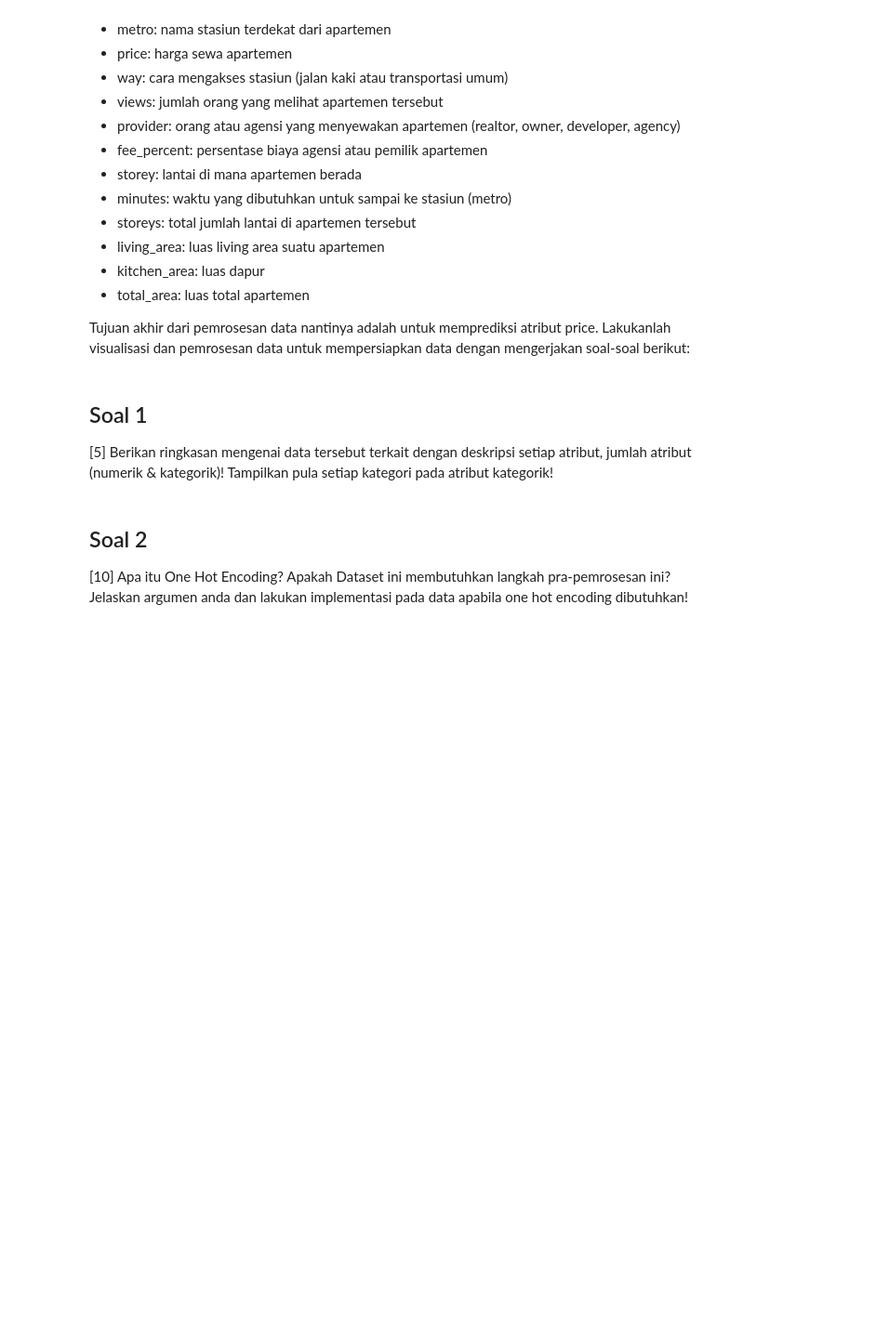
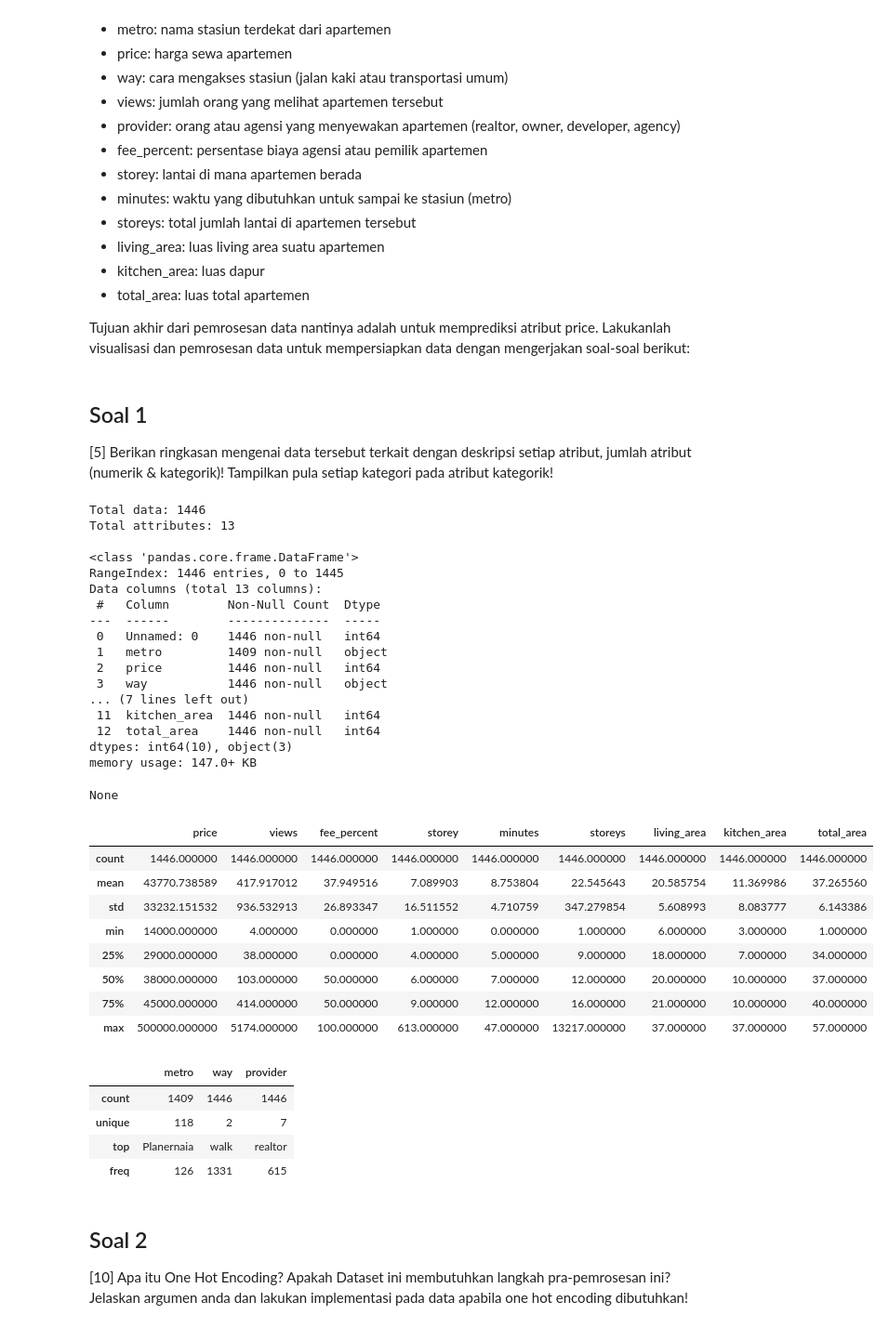
Before and after one commit to faisaladisoe/kasdd-tugas, a Jupyter notebook: Tugas 1/Tugas 1.ipynb, the cells around one changed output. Shown at 93% size. Cells and saved outputs as stored; diff of their text form; code cells hidden in the pictures; blank space fills up the shorter version.

```diff
--- a/Tugas 1/Tugas 1.ipynb
+++ b/Tugas 1/Tugas 1.ipynb
@@ -79,6 +85,57 @@ Tujuan akhir dari pemrosesan data nantinya adalah untuk memprediksi atribut pric
 # %% [markdown]
 ## Soal 1
 [5] Berikan ringkasan mengenai data tersebut terkait dengan deskripsi setiap atribut, jumlah atribut (numerik & kategorik)! Tampilkan pula setiap kategori pada atribut kategorik!
+# %%
+df = pd.read_csv('move-rev.csv')
+
+# Total data and total attributes (numeric & categoric)
+total_rows, total_attributes = df.shape
+print("Total data:", total_rows)
+print("Total attributes:", total_attributes)
+print()
+
+# Info about attributes
+display(df.info())
+print()
+
+# Statistics of each attributes
+numericData = df.drop(columns = df.columns[0]).describe() #decide to drop the id
+categoricData = df.describe(include = object)
+display(numericData)
+display(categoricData)
+# %% [output]
+Total data: 1446
+Total attributes: 13
+
+<class 'pandas.core.frame.DataFrame'>
+RangeIndex: 1446 entries, 0 to 1445
+Data columns (total 13 columns):
+ #   Column        Non-Null Count  Dtype
+---  ------        --------------  -----
+ 0   Unnamed: 0    1446 non-null   int64
+ 1   metro         1409 non-null   object
+ 2   price         1446 non-null   int64
+ 3   way           1446 non-null   object
+... (7 lines left out)
+ 11  kitchen_area  1446 non-null   int64
+ 12  total_area    1446 non-null   int64
+dtypes: int64(10), object(3)
+memory usage: 147.0+ KB
+None
+|  | price | views | fee_percent | storey | minutes | storeys | living_area | kitchen_area | total_area |
+| count | 1446.000000 | 1446.000000 | 1446.000000 | 1446.000000 | 1446.000000 | 1446.000000 | 1446.000000 | 1446.000000 | 1446.000000 |
+| mean | 43770.738589 | 417.917012 | 37.949516 | 7.089903 | 8.753804 | 22.545643 | 20.585754 | 11.369986 | 37.265560 |
+| std | 33232.151532 | 936.532913 | 26.893347 | 16.511552 | 4.710759 | 347.279854 | 5.608993 | 8.083777 | 6.143386 |
+| min | 14000.000000 | 4.000000 | 0.000000 | 1.000000 | 0.000000 | 1.000000 | 6.000000 | 3.000000 | 1.000000 |
+| 25% | 29000.000000 | 38.000000 | 0.000000 | 4.000000 | 5.000000 | 9.000000 | 18.000000 | 7.000000 | 34.000000 |
+| 50% | 38000.000000 | 103.000000 | 50.000000 | 6.000000 | 7.000000 | 12.000000 | 20.000000 | 10.000000 | 37.000000 |
+| 75% | 45000.000000 | 414.000000 | 50.000000 | 9.000000 | 12.000000 | 16.000000 | 21.000000 | 10.000000 | 40.000000 |
+| max | 500000.000000 | 5174.000000 | 100.000000 | 613.000000 | 47.000000 | 13217.000000 | 37.000000 | 37.000000 | 57.000000 |
+|  | metro | way | provider |
+| count | 1409 | 1446 | 1446 |
+| unique | 118 | 2 | 7 |
+| top | Planernaia | walk | realtor |
+| freq | 126 | 1331 | 615 |
 # %% [markdown]
 ## Soal 2
 [10] Apa itu One Hot Encoding? Apakah Dataset ini membutuhkan langkah pra-pemrosesan ini? Jelaskan argumen anda dan lakukan implementasi pada data apabila one hot encoding dibutuhkan!
```
Also changed, not shown: parts of 13 cells of this notebook.
